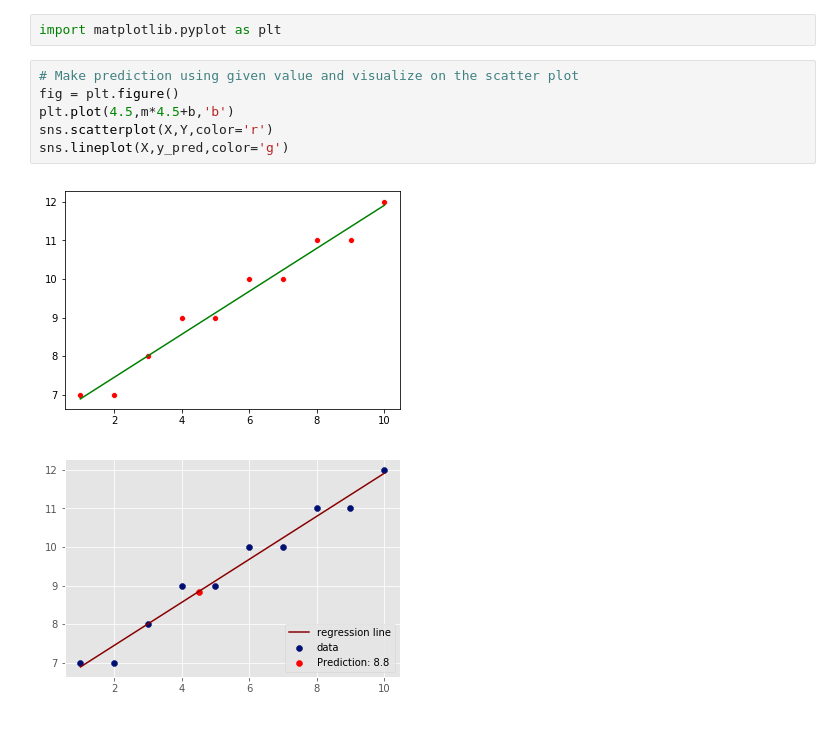
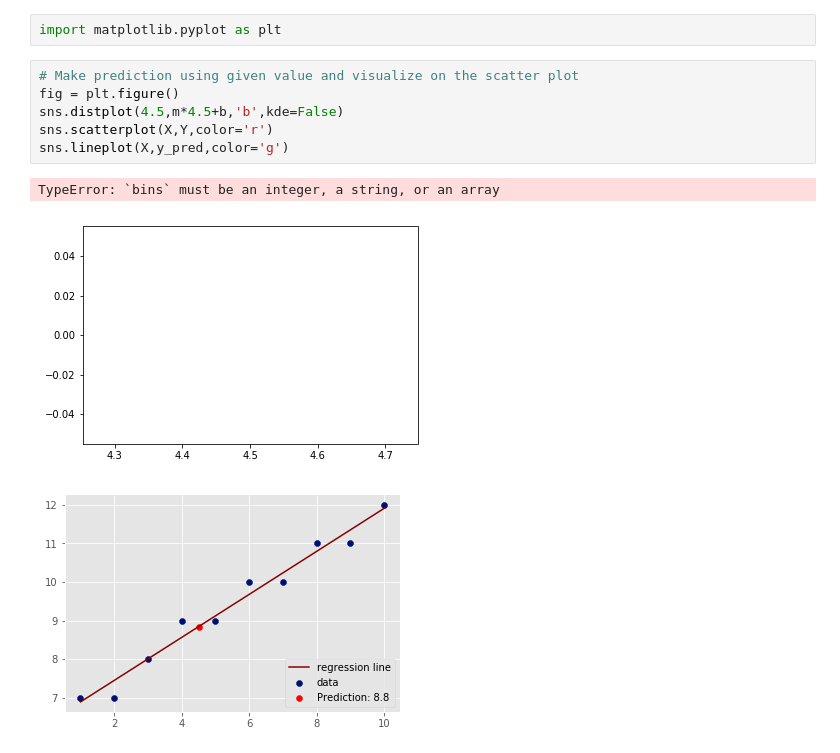
Before and after one commit to danjizquierdo/dsc-0-10-10-complete-regression-nyc-ds-career-012819, a Jupyter notebook: index.ipynb, the cells around one changed output. Cells and saved outputs as stored; diff of their text form.

```diff
--- a/index.ipynb
+++ b/index.ipynb
@@ -103,11 +103,12 @@ import matplotlib.pyplot as plt
 # %%
 # Make prediction using given value and visualize on the scatter plot
 fig = plt.figure()
-plt.plot(4.5,m*4.5+b,'b')
+sns.distplot(4.5,m*4.5+b,'b',kde=False)
 sns.scatterplot(X,Y,color='r')
 sns.lineplot(X,y_pred,color='g')
 # %% [output]
+TypeError: `bins` must be an integer, a string, or an array
-[figure, old version]
+[figure, new version]
 # %%
 # %% [output]
 [figure]
```
